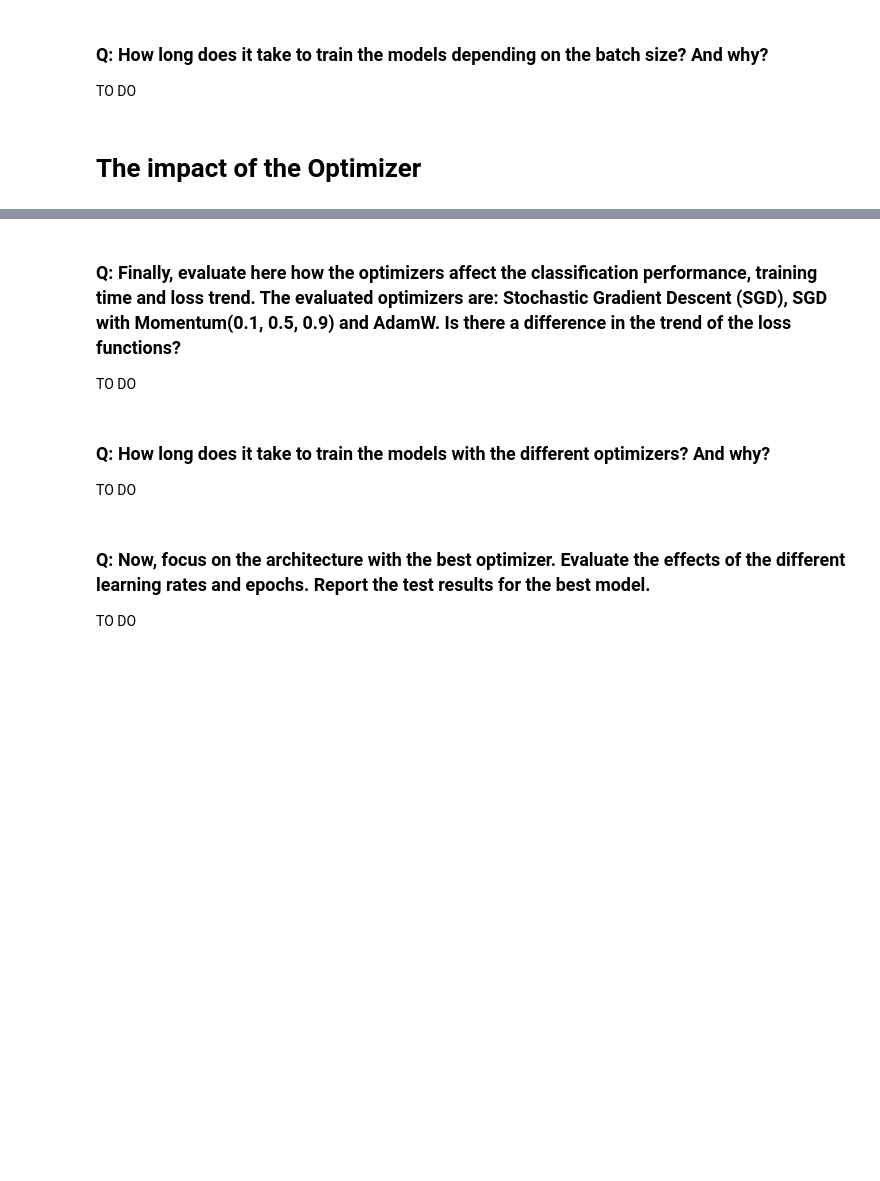
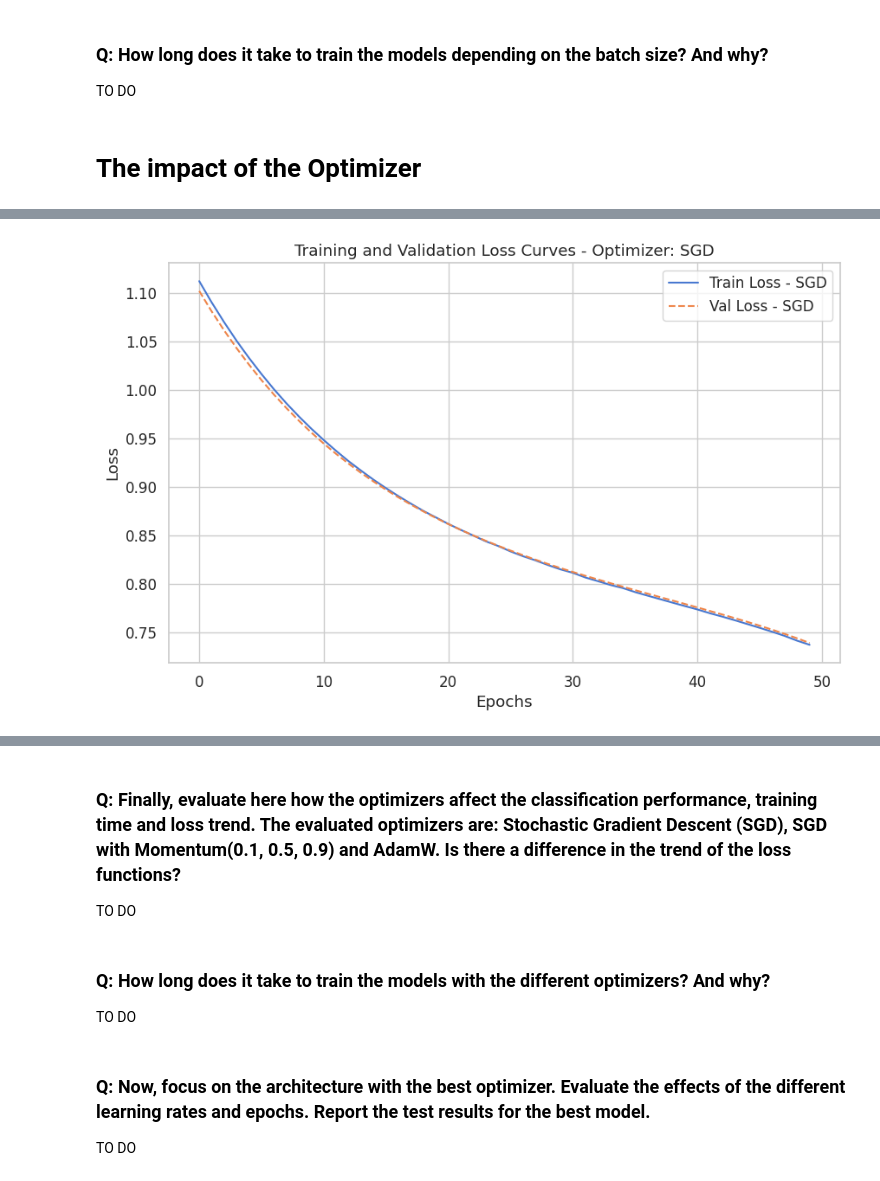
Before and after one commit to AImSecure/Laboratory1, a Jupyter notebook: lab/notebooks/Lab1_FFNN.ipynb, the cells around one changed output, grey strips where cells are left out. Saved outputs shown, nothing was run; the diff lists cells and outputs as text; code cells hidden in the pictures; blank space fills up the shorter version.

```diff
--- a/lab/notebooks/Lab1_FFNN.ipynb
+++ b/lab/notebooks/Lab1_FFNN.ipynb
@@ -1488,3 +1698,89 @@ TO DO
 TO DO
 # %% [markdown]
 # The impact of the Optimizer
+# %%
+# --- Experiment with different optimizers ---
+
+# Assuming 'best_deep_model_tag' and 'best_widths' are available
+input_dim_deep = X_train_std_no_port.shape[1]
+output_dim_deep = len(np.unique(y_train_no_port))
+batch_size_opt = 64 # Use a reasonable batch size, e.g., 64
+
+# Create DataLoaders for optimizer experiments
+train_loader_opt = DataLoader(TensorDataset(X_train_tensor_no_port, y_train_tensor_no_port), batch_size=batch_size_opt, shuffle=True)
+val_loader_opt   = DataLoader(TensorDataset(X_val_tensor_no_port, y_val_tensor_no_port), batch_size=batch_size_opt, shuffle=False)
+
+optimizers_to_test = {
+    'SGD': optim.SGD,
+    'SGD_momentum_0.1': lambda params, lr: optim.SGD(params, lr=lr, momentum=0.1),
+    'SGD_momentum_0.5': lambda params, lr: optim.SGD(params, lr=lr, momentum=0.5),
+    'SGD_momentum_0.9': lambda params, lr: optim.SGD(params, lr=lr, momentum=0.9),
+    'AdamW': optim.AdamW
+}
+
+optimizer_results = {}
+optimizer_loss_curves = {}
+
+print(f"\nExperimenting with different optimizers for the best architecture ({best_deep_model_tag})...")
+
+for opt_name, opt_class in optimizers_to_test.items():
+    print(f"\nTraining with optimizer: {opt_name}")
+
+    # Instantiate a fresh model for each optimizer experiment
+    model_opt = DeepFFNN(input_dim_deep, best_widths, output_dim_deep, activation='relu')
+
+    # Set hyperparameters (same as best ReLU model from Task 2/Task 5 baseline, but with optimizer variations)
+    min_delta = 0.00001
+    patience = 15
+    criterion = nn.CrossEntropyLoss()
+    lr = 0.0005 # Initial learning rate
+    epochs = 50 # Use epochs from deep network training
+
+    # Instantiate the optimizer
+    if opt_name in ['SGD', 'AdamW']:
+         optimizer = opt_class(model_opt.parameters(), lr=lr)
+    else:
+        optimizer = opt_class(model_opt.parameters(), lr=lr)
+
+
+    start_time = time.time()
+    # Training
+    model_opt, train_loss_opt, val_loss_opt = train_model(
+        model_opt,
+        train_loader_opt,
+        val_loader_opt,
+        epochs,
+        optimizer,
+        criterion,
+        min_delta,
+        patience
+    )
+    end_time = time.time()
+    training_time = end_time - start_time
+
+    # Evaluate on validation set
+    report_opt = evaluate_model(model_opt, X_val_tensor_no_port, y_val_no_port)
+    print(f"\nValidation report for optimizer {opt_name}:")
+    print(report_opt)
+
+    optimizer_results[opt_name] = {
+        'training_time': training_time,
+        'validation_report': report_opt
+    }
+    optimizer_loss_curves[opt_name] = (train_loss_opt, val_loss_opt)
+
+# --- Plot loss curves for all optimizer experiments ---
+
+for opt_name, (train_loss, val_loss) in optimizer_loss_curves.items():
+    plt.figure(figsize=(10,6))
+    plt.plot(train_loss, label=f'Train Loss - {opt_name}')
+    plt.plot(val_loss, '--', label=f'Val Loss - {opt_name}')
+    plt.xlabel('Epochs')
+    plt.ylabel('Loss')
+    plt.title(f'Training and Validation Loss Curves - Optimizer: {opt_name}')
+    plt.legend()
+    plt.show()
+
+    # Save the plot to the specified path
+    save_plot(plt.gcf(), f"{opt_name}_loss_curve", save_dir) # Use plt.gcf() to get the current figure
+# %% [output]
@@ -1490,0 +1872 @@ TO DO
+[figure, added]
```
Also changed, not shown: parts of 29 cells of this notebook.
